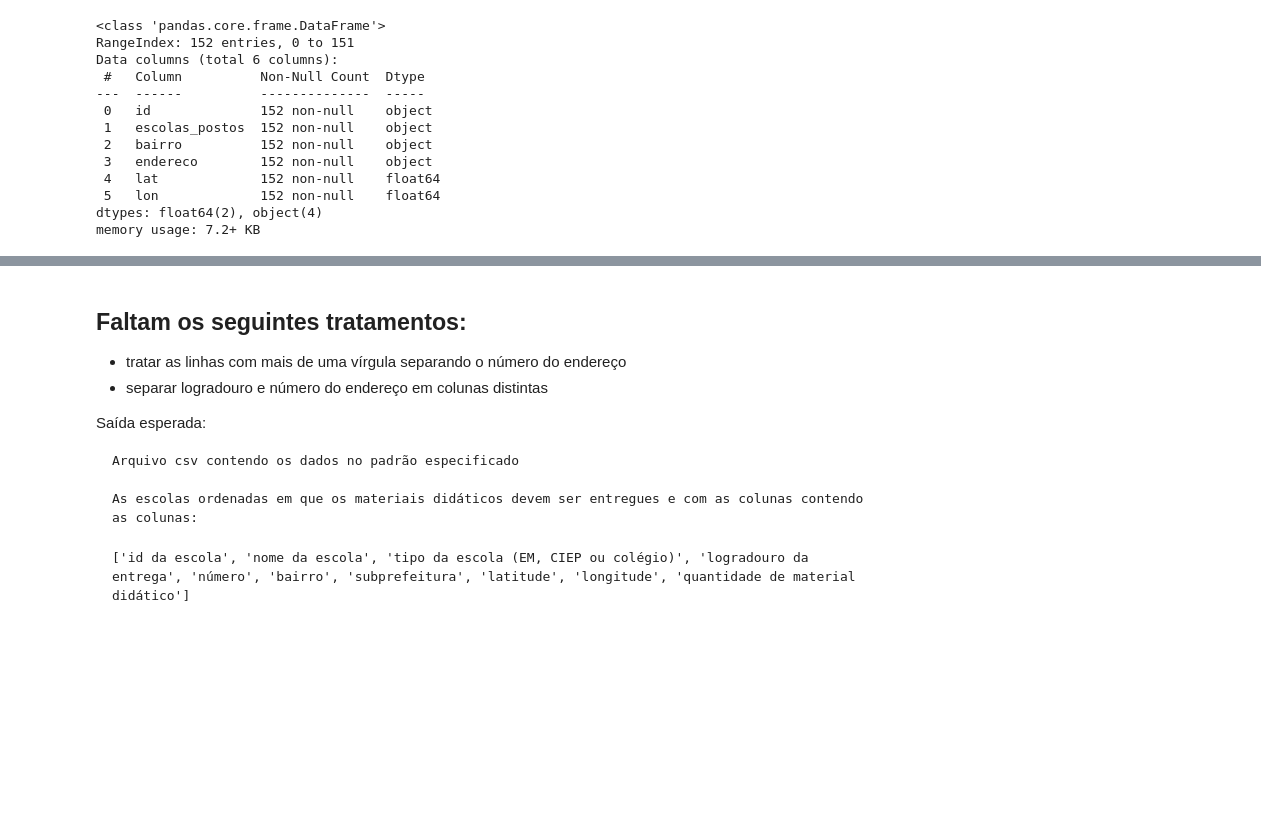
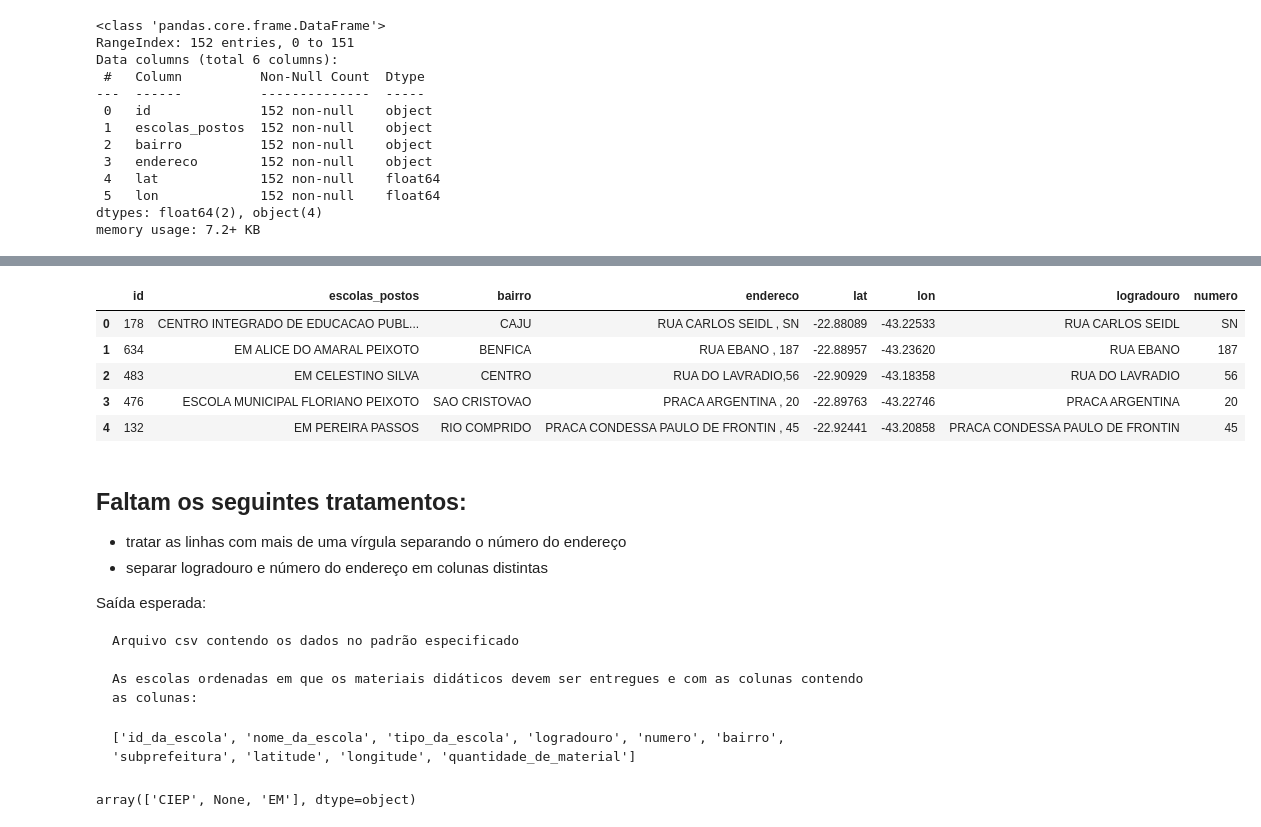
Before and after one commit to wpfaltz/Projeto_Pandas_Numpy, a Jupyter notebook: proj_final.ipynb, the cells around one changed output, grey strips where cells are left out. Saved outputs shown, nothing was run; the diff lists cells and outputs as text; code cells hidden in the pictures; blank space fills up the shorter version.

Commit message:
numeracao enderecos corrigida

`````diff
--- a/proj_final.ipynb
+++ b/proj_final.ipynb
@@ -351,7 +351,7 @@ def replace_s_n(text):
 
     # Substituir os trechos na string
     for item in to_replace:
-        text = text.replace(item, "SN")
+        text = text.replace(item, ", SN")
 
     return text
 # %%
@@ -396,0 +406,23 @@ memory usage: 7.2+ KB
+# %%
+endereco_series = escolas_copy_6['endereco']
+
+#  str.replace()  para substituir vírgulas repetidas
+endereco_series = endereco_series.str.replace(r',+', ',')
+
+# Atualize a coluna 'endereco' no DataFrame original
+escolas_copy_6['endereco'] = endereco_series
+# %%
+endereco_series = escolas_copy_6['endereco']
+
+condicao = endereco_series.str.count(',') > 1
+
+
+endereco_series.loc[condicao] = endereco_series.loc[condicao].str.replace(', ', ',')
+escolas_copy_6['endereco'] = endereco_series
+
+endereco_series.loc[condicao] = endereco_series.loc[condicao].str.replace(',,', ',')
+escolas_copy_6['endereco'] = endereco_series
+
+
+endereco_series.loc[condicao] = endereco_series.loc[condicao].str.replace(' ,', ',')
+escolas_copy_6['endereco'] = endereco_series
@@ -396,0 +474,5 @@ memory usage: 7.2+ KB
+# %%
+# Use str.split() para dividir a coluna 'endereco'
+escolas_copy_6[['logradouro', 'numero']] = escolas_copy_6['endereco'].str.split(',', n=1, expand=True)
+
+escolas_copy_6.info()
@@ -397,3 +495,12 @@ memory usage: 7.2+ KB
+# %%
+escolas_copy_6.head()
+# %% [output]
+|  | id | escolas_postos | bairro | endereco | lat | lon | logradouro | numero |
+| 0 | 178 | CENTRO INTEGRADO DE EDUCACAO PUBL... | CAJU | RUA CARLOS SEIDL , SN | -22.88089 | -43.22533 | RUA CARLOS SEIDL | SN |
+| 1 | 634 | EM ALICE DO AMARAL PEIXOTO | BENFICA | RUA EBANO , 187 | -22.88957 | -43.23620 | RUA EBANO | 187 |
+| 2 | 483 | EM CELESTINO SILVA | CENTRO | RUA DO LAVRADIO,56 | -22.90929 | -43.18358 | RUA DO LAVRADIO | 56 |
+| 3 | 476 | ESCOLA MUNICIPAL FLORIANO PEIXOTO | SAO CRISTOVAO | PRACA ARGENTINA , 20 | -22.89763 | -43.22746 | PRACA ARGENTINA | 20 |
+| 4 | 132 | EM PEREIRA PASSOS | RIO COMPRIDO | PRACA CONDESSA PAULO DE FRONTIN , 45 | -22.92441 | -43.20858 | PRACA CONDESSA PAULO DE FRONTIN | 45 |
 # %% [markdown]
 ## Faltam os seguintes tratamentos:
 
@@ -407,5 +514,5 @@ Saída esperada:
 
     As escolas ordenadas em que os materiais didáticos devem ser entregues e com as colunas contendo as colunas:
 ````
-['id da escola', 'nome da escola', 'tipo da escola (EM, CIEP ou colégio)', 'logradouro da entrega', 'número', 'bairro', 'subprefeitura', 'latitude', 'longitude', 'quantidade de material didático']
+['id_da_escola', 'nome_da_escola', 'tipo_da_escola', 'logradouro', 'numero', 'bairro', 'subprefeitura', 'latitude', 'longitude', 'quantidade_de_material']
 ````
@@ -411,0 +544,4 @@ Saída esperada:
+# %%
+df_final['tipo_escola'].unique()
+# %% [output]
+array(['CIEP', None, 'EM'], dtype=object)
`````
Also changed, not shown: parts of 16 cells of this notebook.
